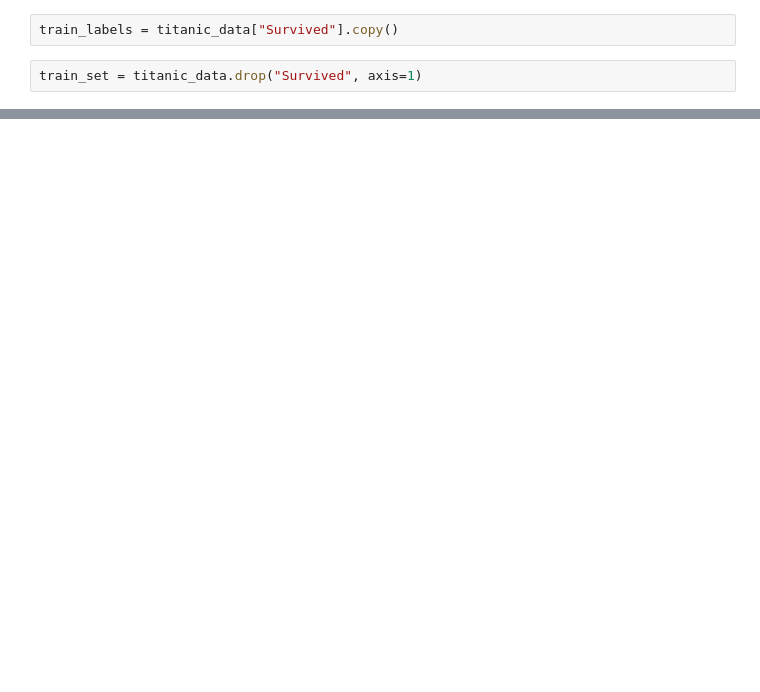
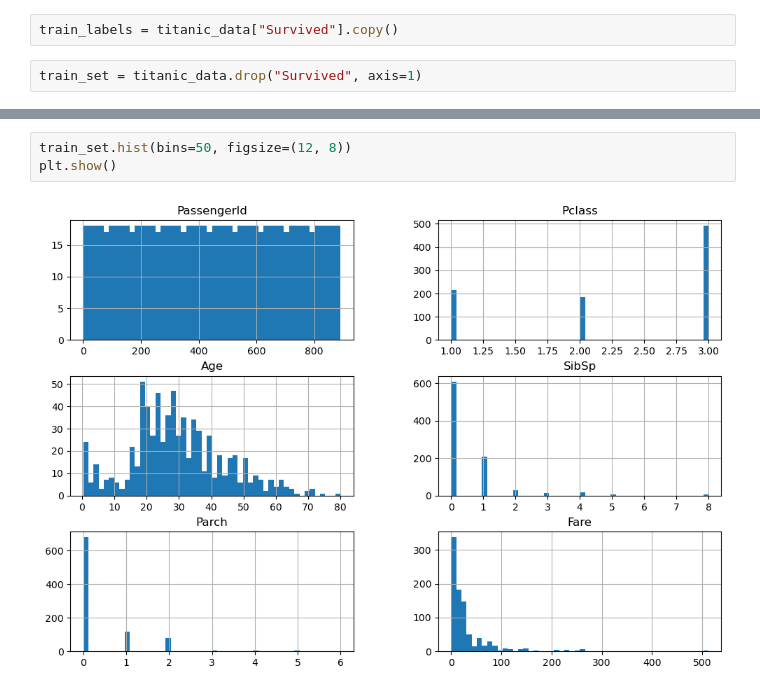
Before and after one commit to hoipranav/ML-Projects, a Jupyter notebook: Titanic Survival Prediction/Model_built.ipynb, the cells around one changed output, grey strips where cells are left out. Saved outputs shown, nothing was run; the diff lists cells and outputs as text; blank space fills up the shorter version.

Commit message:
Add Data Visualization

```diff
--- a/Titanic Survival Prediction/Model_built.ipynb
+++ b/Titanic Survival Prediction/Model_built.ipynb
@@ -61,0 +57,5 @@ memory usage: 76.7+ KB
+# %%
+train_set.hist(bins=50, figsize=(12, 8))
+plt.show()
+# %% [output]
+[figure, added]
```
Also changed, not shown: parts of 17 cells of this notebook.
